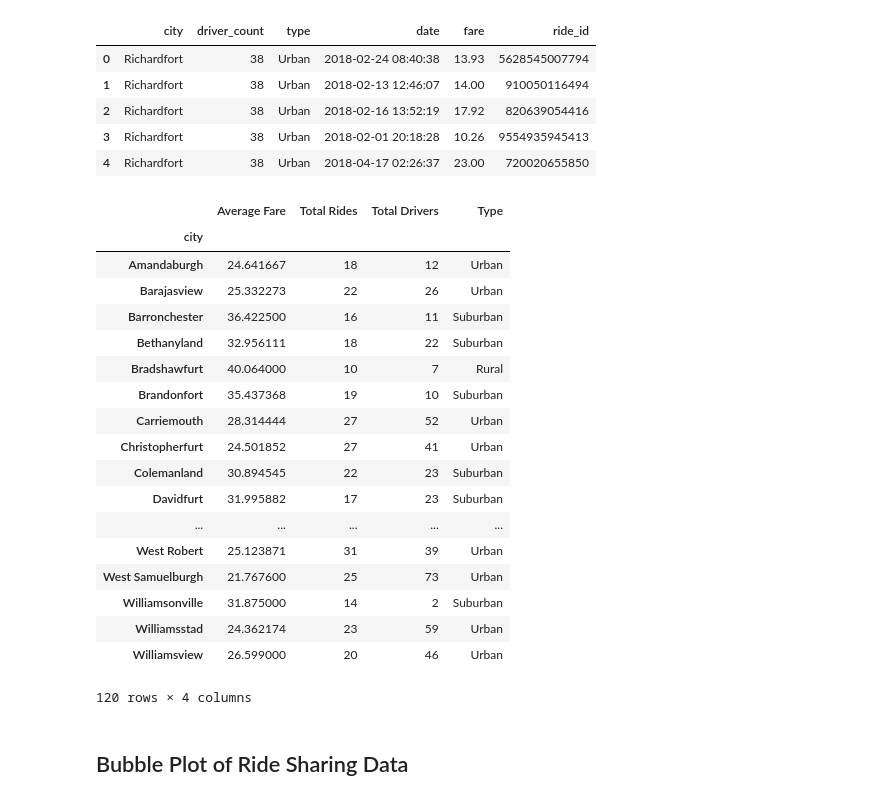
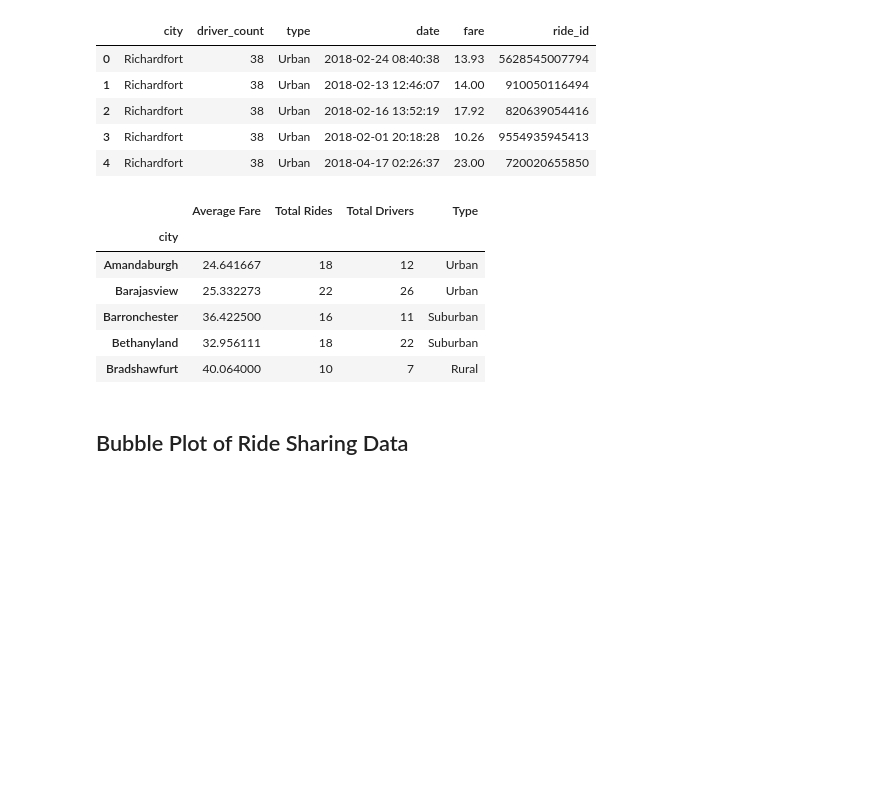
Before and after one commit to jamiediaz/HW05_Matplotlib, a Jupyter notebook: Pyber/pyber_starter.ipynb, the cells around one changed output. Drawn from its saved outputs; the diff is of its cells as text; code cells hidden in the pictures; blank space fills up the shorter version.

```diff
--- a/Pyber/pyber_starter.ipynb
+++ b/Pyber/pyber_starter.ipynb
@@ -27,39 +27,26 @@ pyber_data.head()
 # %%
 city_avg_fare = pyber_data.groupby("city")["fare"].mean()
 
 city_total_rides = pyber_data.groupby("city")["ride_id"].count()
 
 city_total_drivers = pyber_data.groupby("city")["driver_count"].first()
 
 city_type = pyber_data.groupby("city")["type"].first()
 
 pyber_df = pd.DataFrame({"Average Fare":city_avg_fare,
-                                     "Total Rides":city_total_rides,
-                                     "Total Drivers":city_total_drivers,
-                                     "Type":city_type
-
-                                    })
-pyber_df
+                         "Total Rides":city_total_rides,
+                         "Total Drivers":city_total_drivers,
+                         "Type":city_type
+                       })
+pyber_df.head()
 # %% [output]
 |  | Average Fare | Total Rides | Total Drivers | Type |
 | city |  |  |  |  |
 | Amandaburgh | 24.641667 | 18 | 12 | Urban |
 | Barajasview | 25.332273 | 22 | 26 | Urban |
 | Barronchester | 36.422500 | 16 | 11 | Suburban |
 | Bethanyland | 32.956111 | 18 | 22 | Suburban |
 | Bradshawfurt | 40.064000 | 10 | 7 | Rural |
-| Brandonfort | 35.437368 | 19 | 10 | Suburban |
-| Carriemouth | 28.314444 | 27 | 52 | Urban |
-| Christopherfurt | 24.501852 | 27 | 41 | Urban |
-| Colemanland | 30.894545 | 22 | 23 | Suburban |
-| Davidfurt | 31.995882 | 17 | 23 | Suburban |
-| ... | ... | ... | ... | ... |
-| West Robert | 25.123871 | 31 | 39 | Urban |
-| West Samuelburgh | 21.767600 | 25 | 73 | Urban |
-| Williamsonville | 31.875000 | 14 | 2 | Suburban |
-| Williamsstad | 24.362174 | 23 | 59 | Urban |
-| Williamsview | 26.599000 | 20 | 46 | Urban |
-120 rows × 4 columns
 # %% [markdown]
 ## Bubble Plot of Ride Sharing Data
 # %%
```
Also changed, not shown: parts of 1 cell of this notebook.
